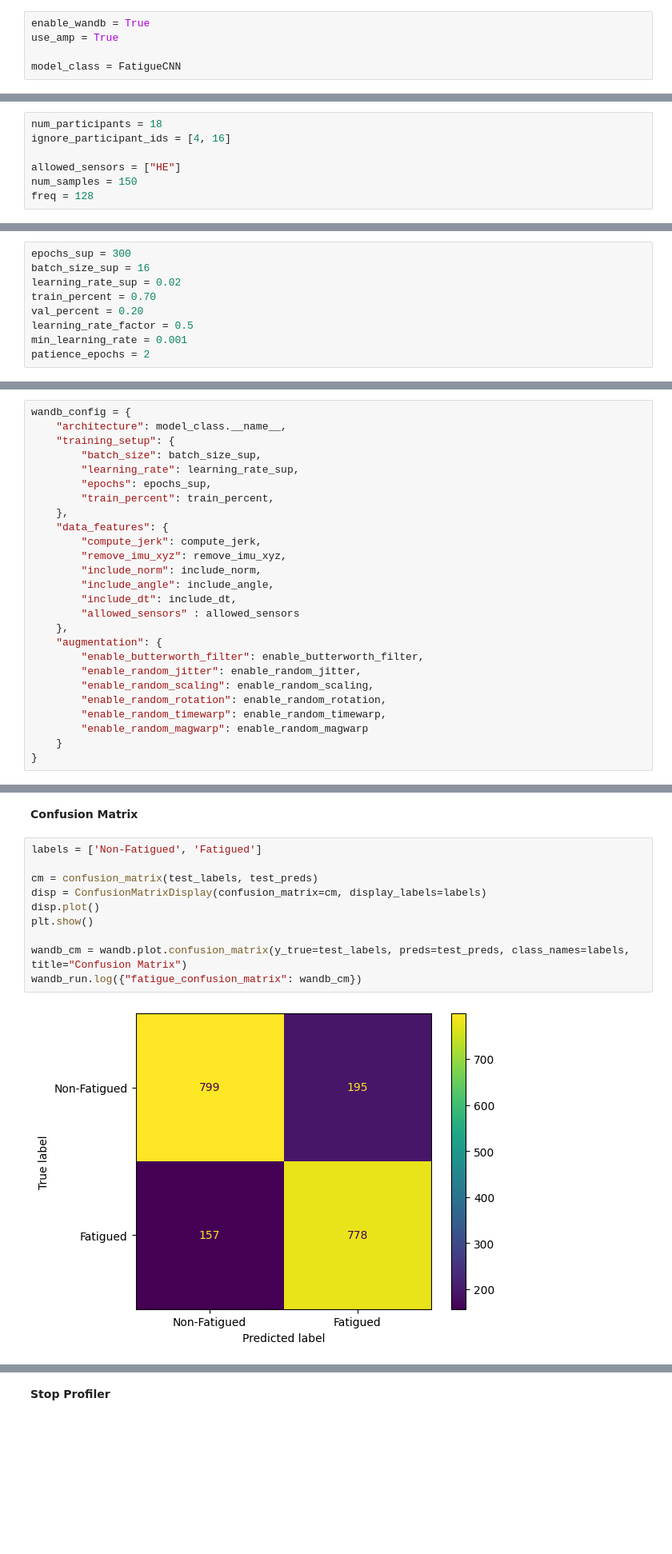
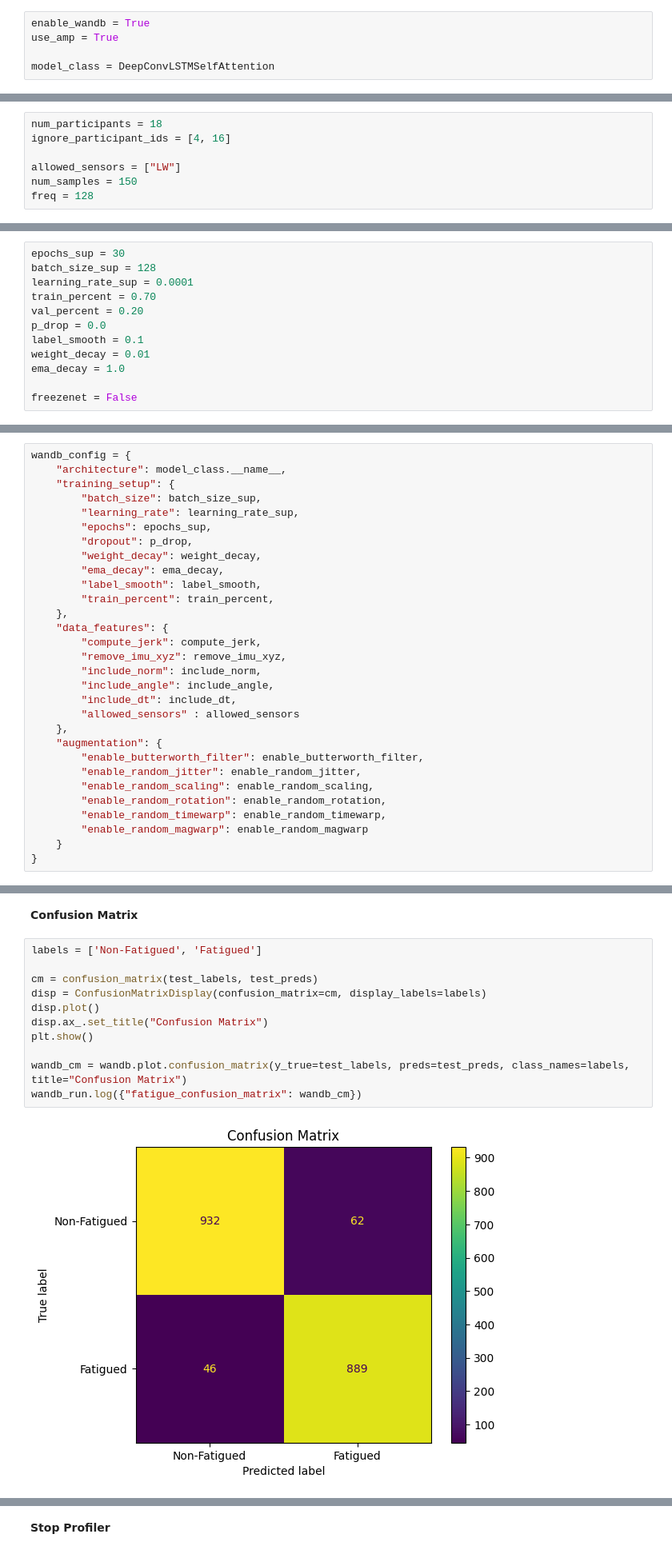
Before and after one commit to abhi-neelam/Fatigue-Detection, a Jupyter notebook: notebooks/main/replicated-personalised-model.ipynb, the cells around one changed output, grey strips where cells are left out. Shown at 80% size. Saved outputs shown, nothing was run; the diff lists cells and outputs as text; blank space fills up the shorter version.

Commit message:
Kaggle Notebook | og_study_derivative_globalised_model | CNN1D LW

```diff
--- a/notebooks/main/replicated-personalised-model.ipynb
+++ b/notebooks/main/replicated-personalised-model.ipynb
@@ -498,7 +610,7 @@ class FatigueCNN(nn.Module):
 enable_wandb = True
 use_amp = True
 
-model_class = FatigueCNN
+model_class = DeepConvLSTMSelfAttention
 # %% [markdown]
 **Dataset Parameters**
 # %%
@@ -513,20 +625,23 @@ include_dt = False
 num_participants = 18
 ignore_participant_ids = [4, 16]
 
-allowed_sensors = ["HE"]
+allowed_sensors = ["LW"]
 num_samples = 150
 freq = 128
 # %% [markdown]
 **Hyper Parameters**
 # %%
-epochs_sup = 300
-batch_size_sup = 16
-learning_rate_sup = 0.02
+epochs_sup = 30
+batch_size_sup = 128
+learning_rate_sup = 0.0001
 train_percent = 0.70
 val_percent = 0.20
-learning_rate_factor = 0.5
-min_learning_rate = 0.001
-patience_epochs = 2
+p_drop = 0.0
+label_smooth = 0.1
+weight_decay = 0.01
+ema_decay = 1.0
+
+freezenet = False
 # %% [markdown]
 **Transform Parameters**
 # %%
@@ -559,6 +674,10 @@ wandb_config = {
         "batch_size": batch_size_sup,
         "learning_rate": learning_rate_sup,
         "epochs": epochs_sup,
+        "dropout": p_drop,
+        "weight_decay": weight_decay,
+        "ema_decay": ema_decay,
+        "label_smooth": label_smooth,
         "train_percent": train_percent,
     },
     "data_features": {
@@ -806,12 +930,13 @@ Test Loss: 0.40910688195591954
 # %%
 labels = ['Non-Fatigued', 'Fatigued']
 
 cm = confusion_matrix(test_labels, test_preds)
 disp = ConfusionMatrixDisplay(confusion_matrix=cm, display_labels=labels)
 disp.plot()
+disp.ax_.set_title("Confusion Matrix")
 plt.show()
 
 wandb_cm = wandb.plot.confusion_matrix(y_true=test_labels, preds=test_preds, class_names=labels, title="Confusion Matrix")
 wandb_run.log({"fatigue_confusion_matrix": wandb_cm})
 # %% [output]
-[figure, old version]
+[figure, new version]
```
Also changed, not shown: parts of 9 cells of this notebook.
